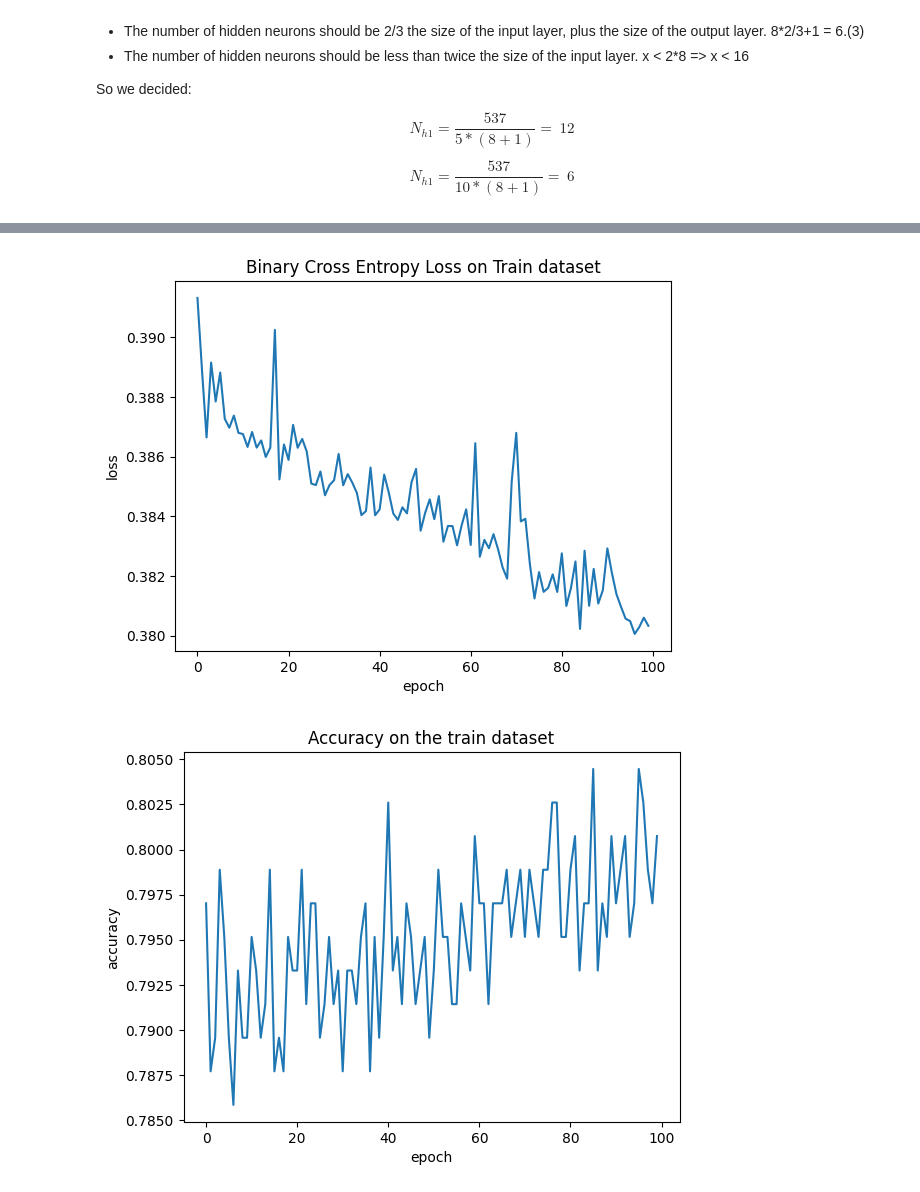
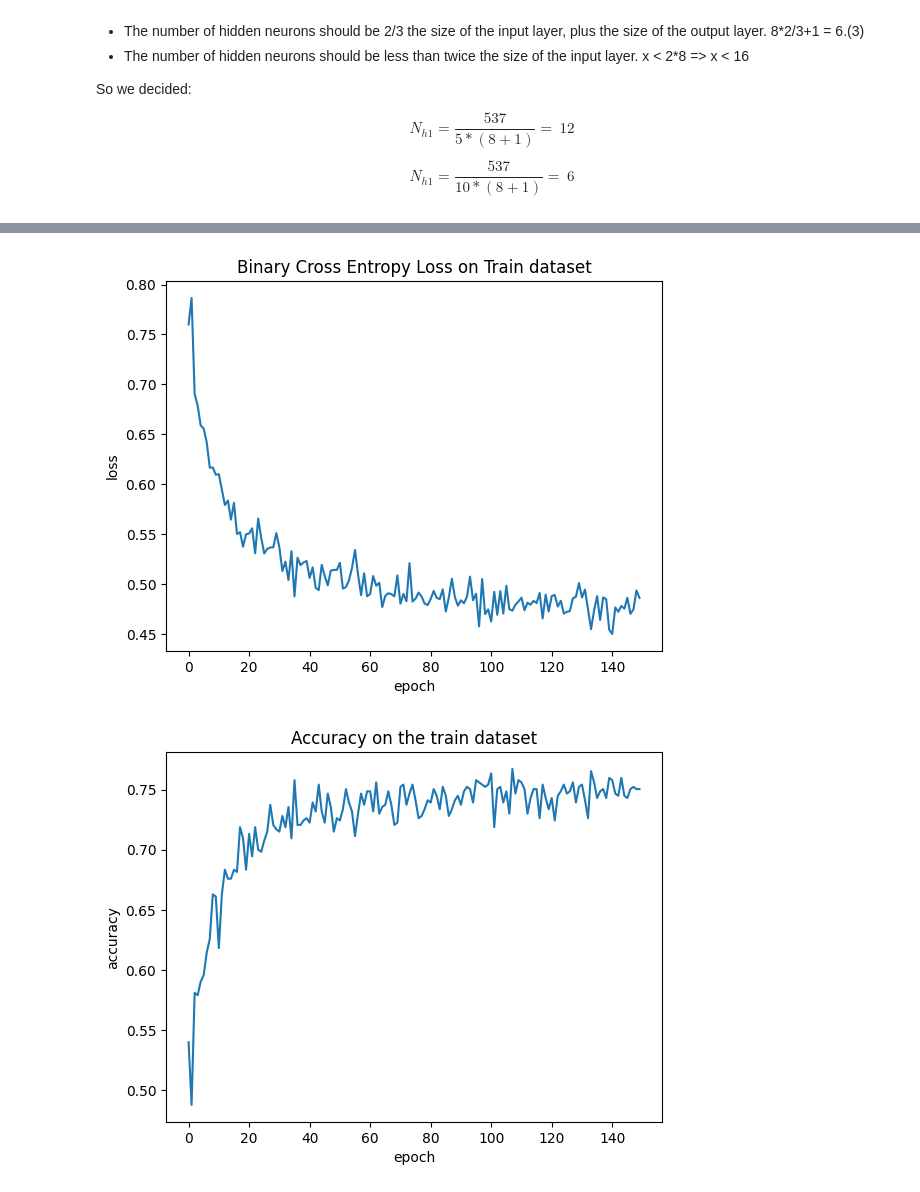
Before and after one commit to BartekCK/diab-pred, a Jupyter notebook: main.ipynb, the cells around one changed output, grey strips where cells are left out. Drawn from its saved outputs; the diff is of its cells as text; code cells hidden in the pictures.

```diff
--- a/main.ipynb
+++ b/main.ipynb
@@ -220,29 +220,18 @@ from tensorflow.keras.models import Sequential, Model
 from tensorflow.keras.layers import Activation, Dense, Dropout, BatchNormalization, Input
 from tensorflow.keras.optimizers import Adam
 
-model = Sequential([
-    # Input(name='inputs', shape=[x_train.shape[1],]), # Shape (8, None)
-    Dense(12, activation = 'relu', name="H1", input_shape=[x_train.shape[1],]),
-    Dense(6, activation = 'relu', name="H2"),
-    Dense(1, activation = 'sigmoid', name='OutLayer'),
-])
-
-
-# inputs = Input(name='inputs', shape=[x_train.shape[1],])
-# layer = Dense(128, name='FC1')(inputs)
-# layer = BatchNormalization(name='BC1')(layer)
-# layer = Activation('relu', name='Activation1')(layer)
-# layer = Dropout(0.3, name='Dropout1')(layer)
-# layer = Dense(128, name='FC2')(layer)
-# layer = BatchNormalization(name='BC2')(layer)
-# layer = Activation('relu', name='Activation2')(layer)
-# layer = Dropout(0.3, name='Dropout2')(layer)
-# layer = Dense(128, name='FC3')(layer)
-# layer = BatchNormalization(name='BC3')(layer)
-# layer = Dropout(0.3, name='Dropout3')(layer)
-# layer = Dense(1, name='OutLayer')(layer)
-# layer = Activation('sigmoid', name='sigmoid')(layer)
-# model = Model(inputs=inputs, outputs=layer)
+inputs = Input(name='inputs', shape=[x_train.shape[1],])
+layer = Dense(12, name='FC1')(inputs)
+layer = BatchNormalization(name='BC1')(layer)
+layer = Activation('relu', name='Activation1')(layer)
+layer = Dropout(0.3, name='Dropout1')(layer)
+layer = Dense(6, name='FC2')(layer)
+layer = BatchNormalization(name='BC2')(layer)
+layer = Activation('relu', name='Activation2')(layer)
+layer = Dropout(0.3, name='Dropout2')(layer)
+layer = Dense(1, name='OutLayer')(layer)
+layer = Activation('sigmoid', name='sigmoid')(layer)
+model = Model(inputs=inputs, outputs=layer)
 
 model.summary()
 # %% [output]
@@ -263,8 +254,7 @@ Non-trainable params: 0
 _________________________________________________________________
 # %%
-model.compile(loss='binary_crossentropy', optimizer=Adam(), metrics=['accuracy'])
-historic = model.fit(x=x_train, y=y_train, epochs=100, validation_data=(x_dev, y_dev), verbose=1)
-
+model.compile(loss='binary_crossentropy', optimizer='adam', metrics=['accuracy'])
+historic = model.fit(x=x_train, y=y_train, epochs=150, verbose=0)
 
 # Plotting loss
 plt.plot(historic.history['loss'])
@@ -300,2 +273,2 @@ Epoch 100/100
-[figure, old version]
+[figure, new version]
-[figure, old version]
+[figure, new version]
```
Also changed, not shown: parts of 6 cells of this notebook, 1 other file.
